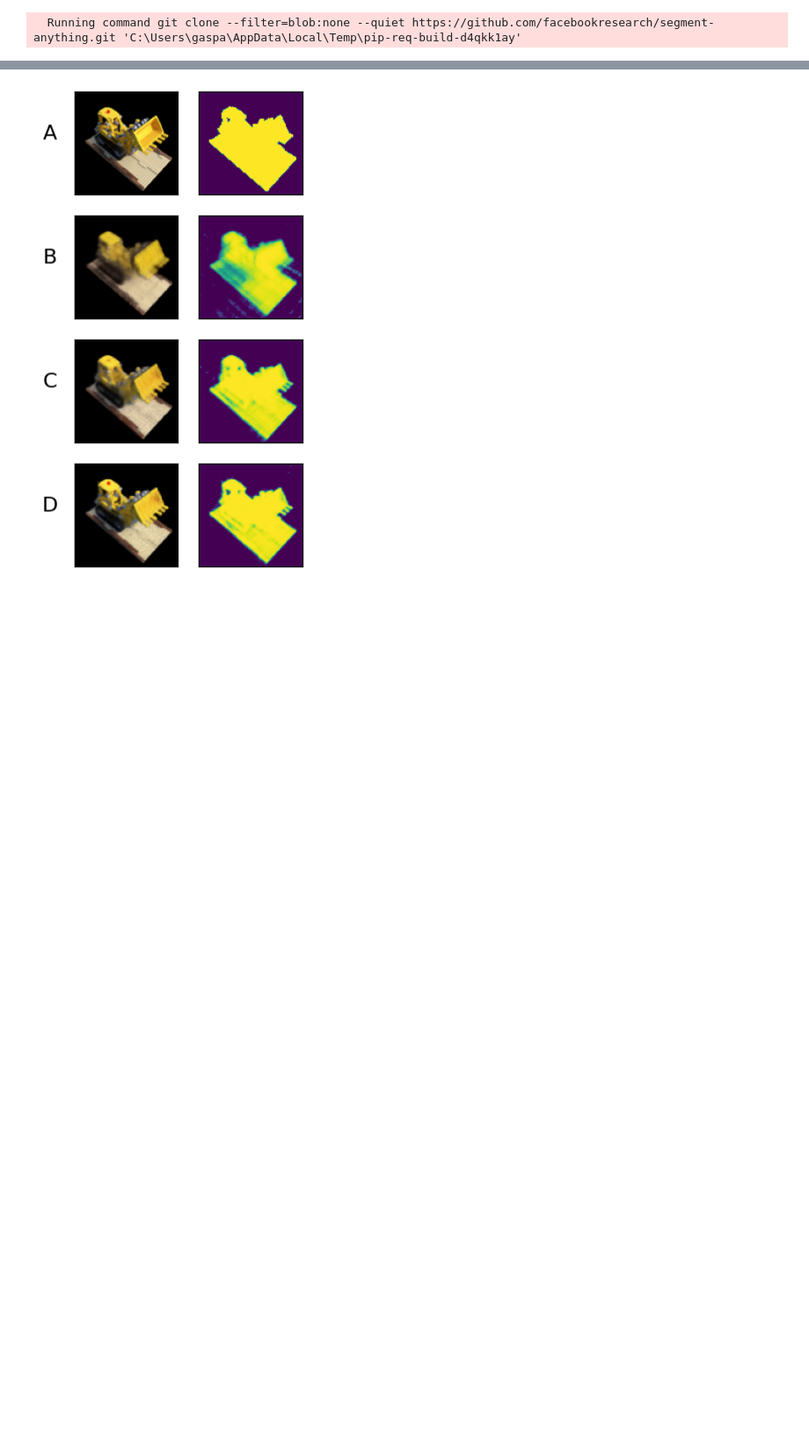
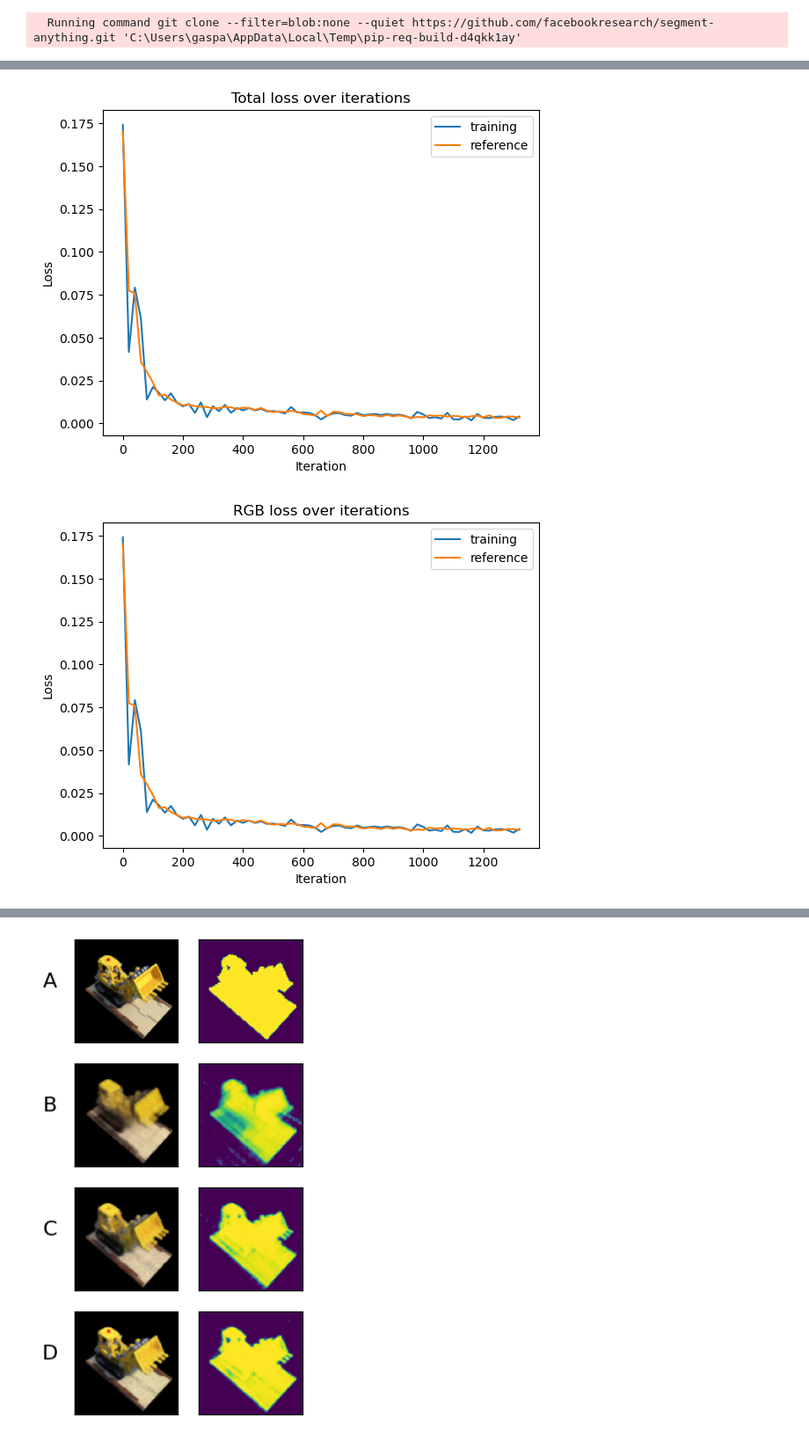
Before and after one commit to gasparyanartur/torch-nerf, a Jupyter notebook: notebooks/nerf-torch.ipynb, the cells around one changed output, grey strips where cells are left out. Shown at 88% size. Drawn from its saved outputs; the diff is of its cells as text; code cells hidden in the pictures; blank space fills up the shorter version.

```diff
--- a/notebooks/nerf-torch.ipynb
+++ b/notebooks/nerf-torch.ipynb
@@ -837,0 +838,7 @@ plt.legend()
+# %%
+version_path_ns = pl.Path('./saved-models/nerf-seg/version-1-noseg/')
+cps_ns, ep_last_ns = get_saved_cps(version_path_ns)
+plot_training(cps_ns[ep_last_ns])
+# %% [output]
+[figure, added]
+[figure, added]
```
Also changed, not shown: parts of 18 cells of this notebook.
